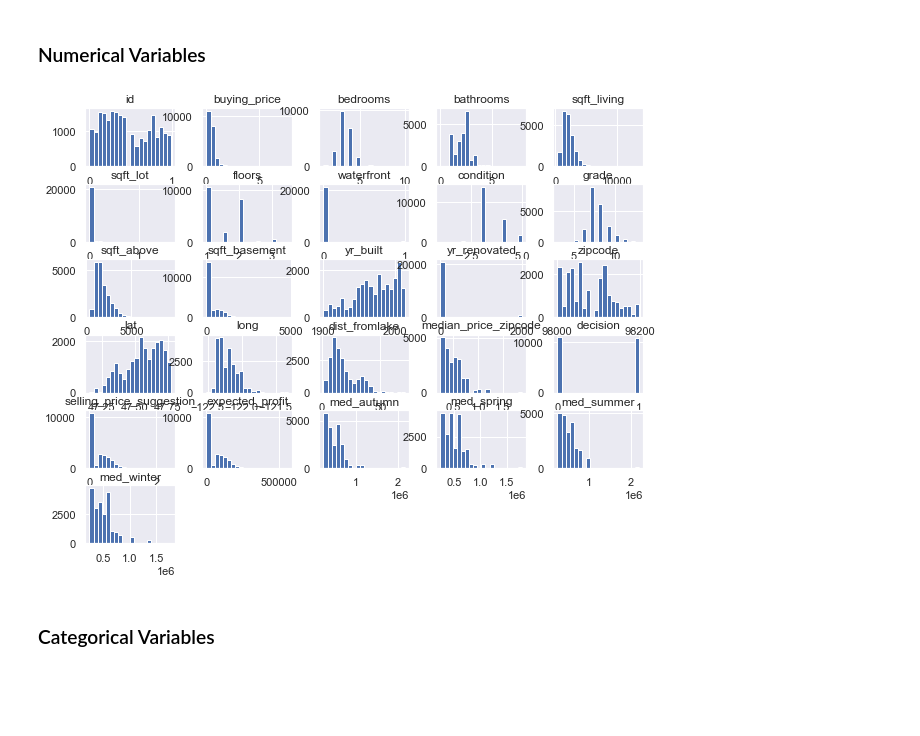
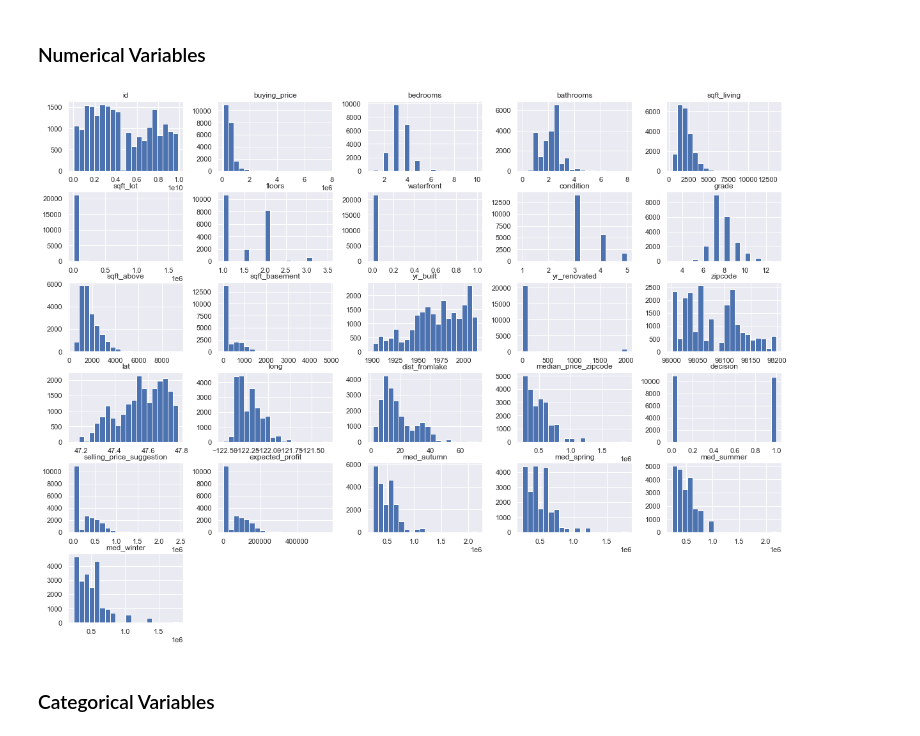
Before and after one commit to marianaborgal/P001_RealEstate_Insights, a Jupyter notebook: notebooks/P001_RealSate_Insights_v4_Conclusion.ipynb, the cells around one changed output. Saved outputs shown, nothing was run; the diff lists cells and outputs as text; code cells hidden in the pictures; blank space fills up the shorter version.

```diff
--- a/notebooks/P001_RealSate_Insights_v4_Conclusion.ipynb
+++ b/notebooks/P001_RealSate_Insights_v4_Conclusion.ipynb
@@ -701,9 +698,9 @@ plt.xticks(rotation=90);
 ### Numerical Variables
 # %%
 num_df4.hist(bins=20);
-sns.set_theme(style ='darkgrid', font_scale=1)
+sns.set_theme(style ='darkgrid', font_scale=0.8)
 # %% [output]
-[figure, old version]
+[figure, new version]
 # %% [markdown]
 ### Categorical Variables
 # %%
```
Also changed, not shown: parts of 28 cells of this notebook.
